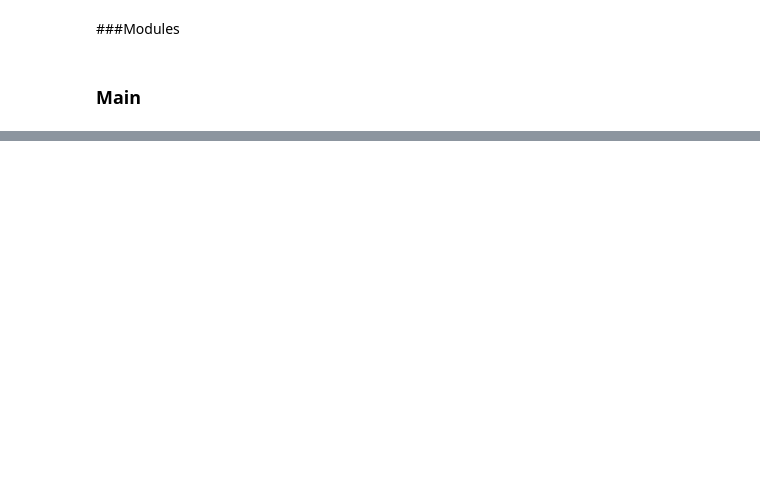
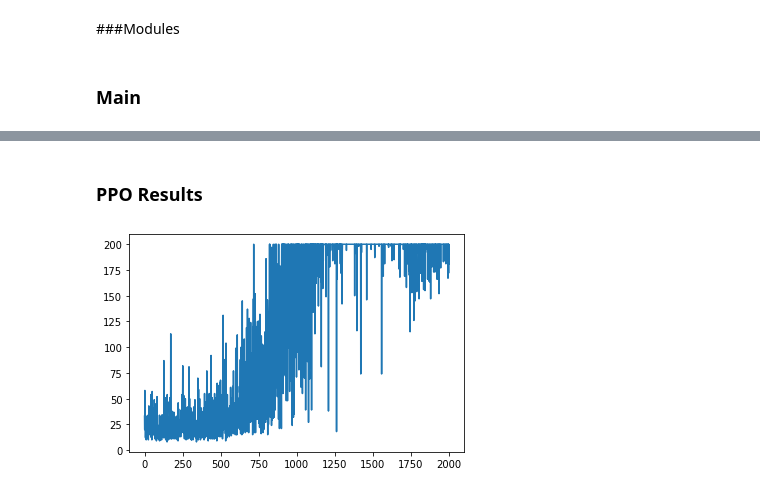
Before and after one commit to ericburdett/cs474_labs_f2019, a Jupyter notebook: DL_Lab9.ipynb, the cells around one changed output, grey strips where cells are left out. Drawn from its saved outputs; the diff is of its cells as text; code cells hidden in the pictures; blank space fills up the shorter version.

```diff
--- a/DL_Lab9.ipynb
+++ b/DL_Lab9.ipynb
@@ -391,8 +389,9 @@ def get_action_ppo(network, state):
         array: output distribution of policy network
   """
 
-  action_dist = network(state)
-  action = torch.multinomial(action_dist, 1)
+  action_dist = network(torch.Tensor(state).cuda().unsqueeze(0))
+  action = torch.multinomial(action_dist, 1).item()
+  action_dist = action_dist.detach()
 
   return action, action_dist
 
@@ -409,7 +408,35 @@ def learn_ppo(optim, policy, value, memory_dataloader, epsilon, policy_epochs):
         epsilon (float): trust region
         policy_epochs (int): number of times to iterate over all memory
   """
-  pass
+
+  for _ in range(policy_epochs):
+    for state, action, action_dist, ret in memory_dataloader:
+      optim.zero_grad()
+
+      action_dist = action_dist.squeeze().detach()
+      action = action.cuda().view(-1, 1)
+      state = state.float().cuda()
+      ret = ret.cuda()
+
+      value_state = value(state).squeeze()
+
+      v_loss = F.mse_loss(ret, value_state)
+
+      advantage = ret - value_state
+      advantage = advantage.detach()
+
+      old_action_dist = torch.gather(action_dist, 1, action).squeeze()
+      current_action_dist = torch.gather(policy(state), 1, action).squeeze()
+      ratio = current_action_dist / old_action_dist
+
+      left = ratio * advantage
+      right = torch.clamp(ratio, 1 - epsilon, 1 + epsilon) * advantage
+      p_loss = -torch.mean(torch.min(left, right))
+
+      # pdb.set_trace()
+      loss = v_loss + p_loss
+      loss.backward()
+      optim.step()
 # %% [markdown]
 ###Modules
 # %%
@@ -553,7 +580,10 @@ def ppo_main():
 
   return results_ppo
 
-results_ppo = ppo_main()
+try:
+  results_ppo = ppo_main()
+except:
+  __ITB__()
 # %%
 plt.plot(results_ppo)
 plt.show()
@@ -575,0 +614,7 @@ Cartpole is a simple environment to get your agent up and running. It has a cont
+# %% [markdown]
+### PPO Results
+# %%
+plt.plot(results_ppo)
+plt.show()
+# %% [output]
+[figure, added]
```
Also changed, not shown: parts of 6 cells of this notebook.
